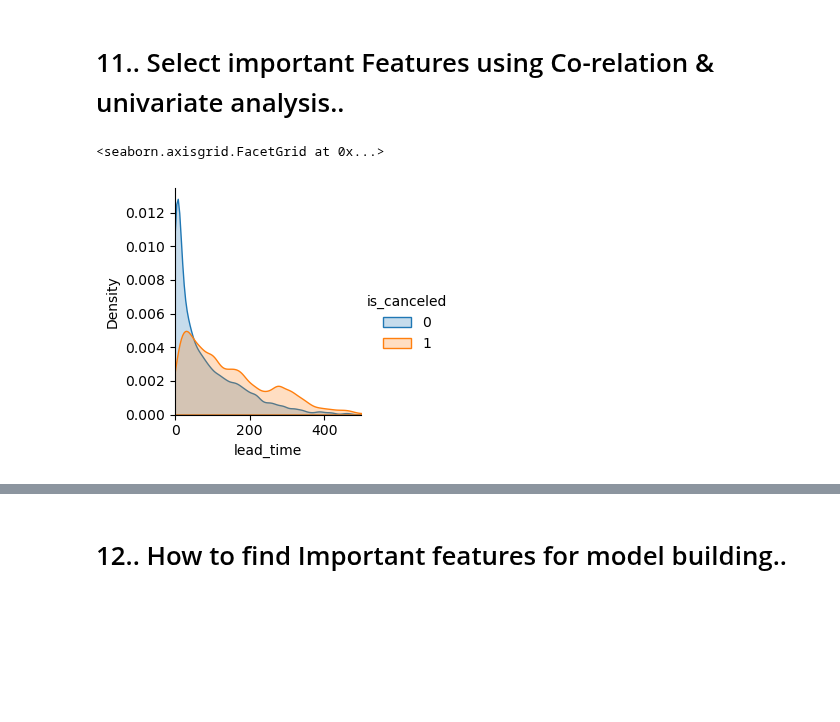
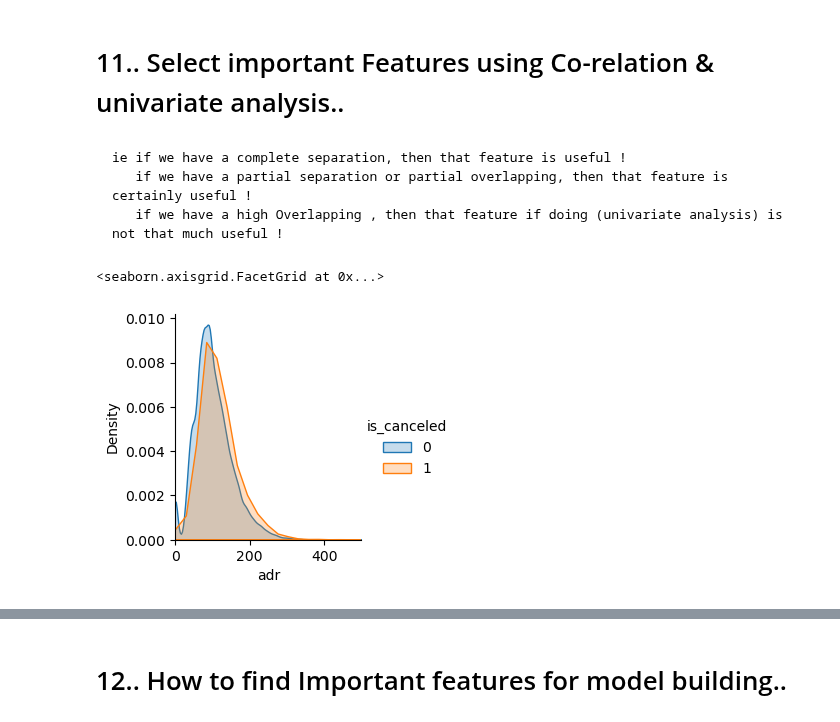
Before and after one commit to shan-2205/EDA, a Jupyter notebook: ml_hotel_booking_prediction_July_2023_github.ipynb, the cells around one changed output, grey strips where cells are left out. Drawn from its saved outputs; the diff is of its cells as text; code cells hidden in the pictures; blank space fills up the shorter version.

```diff
--- a/ml_hotel_booking_prediction_July_2023_github.ipynb
+++ b/ml_hotel_booking_prediction_July_2023_github.ipynb
@@ -848,5 +893,6 @@ data['is_family']=data.apply(family,axis=1)
 # %%
 data['total_customer'] = data['adults'] + data['babies'] + data['children']
 # %%
-data['total_nights']=data['stays_in_week_nights'] + data['stays_in_weekend_nights']
+data['total_nights_stay'] = data['stays_in_week_nights'] \
+                            + data['stays_in_weekend_nights']
 # %%
@@ -878,9 +927,13 @@ data['deposit_type'].unique()
 # %% [output]
 array(['No Deposit', 'Non Refund', 'Refundable'], dtype=object)
 # %%
-dict1={'No Deposit':0, 'Non Refund':1, 'Refundable': 0}
+dict_deposit = {'No Deposit':0 , 'Non Refund':1 , 'Refundable': 0}
+
+### Wherever 'deposit_type' == 'No Deposit' & 'deposit_type' == 'Refundable' ,
+### we can say deposit does not exist there , else deposit exist there..
 # %%
-data['deposit_given']=data['deposit_type'].map(dict1)
+data['deposit_given'] = data['deposit_type'].\
+                        map(dict_deposit)
 # %%
 data.columns
 # %% [output]
@@ -899,6 +952,13 @@ Index(['hotel', 'is_canceled', 'lead_time', 'arrival_date_year',
       dtype='object')
 # %%
-data.drop(columns=['adults', 'children', 'babies', 'deposit_type'],axis=1,inplace=True)
+# Information of these columns is inside new features, so it is better to drop them.
+
+data.drop(columns=['adults', 'children', 'babies', \
+               'deposit_type' , "weekend_or_weekday"],\
+          axis=1,inplace=True)
+
+### let me drop "weekend_or_weekday" as i have created
+### this feature only for the analysis purpose ..
 # %%
 data.columns
 # %% [output]
@@ -1137,2 +1298,6 @@ sns.distplot(dataframe['adr'].dropna())
 # %% [markdown]
 # 11.. Select important Features using Co-relation & univariate analysis..
+# %% [markdown]
+    ie if we have a complete separation, then that feature is useful !
+       if we have a partial separation or partial overlapping, then that feature is certainly useful !
+       if we have a high Overlapping , then that feature if doing (univariate analysis) is not that much useful !
@@ -1139,5 +1306,5 @@ sns.distplot(dataframe['adr'].dropna())
 # %%
-sns.FacetGrid(data,hue='is_canceled',xlim=(0,500)).map(sns.kdeplot,'lead_time',shade=True).add_legend()
+sns.FacetGrid(data,hue='is_canceled',xlim=(0,500)).map(sns.kdeplot,'adr',shade=True).add_legend()
 # %% [output]
 <seaborn.axisgrid.FacetGrid at 0x...>
-[figure, old version]
+[figure, new version]
```
Also changed, not shown: parts of 169 cells of this notebook.
